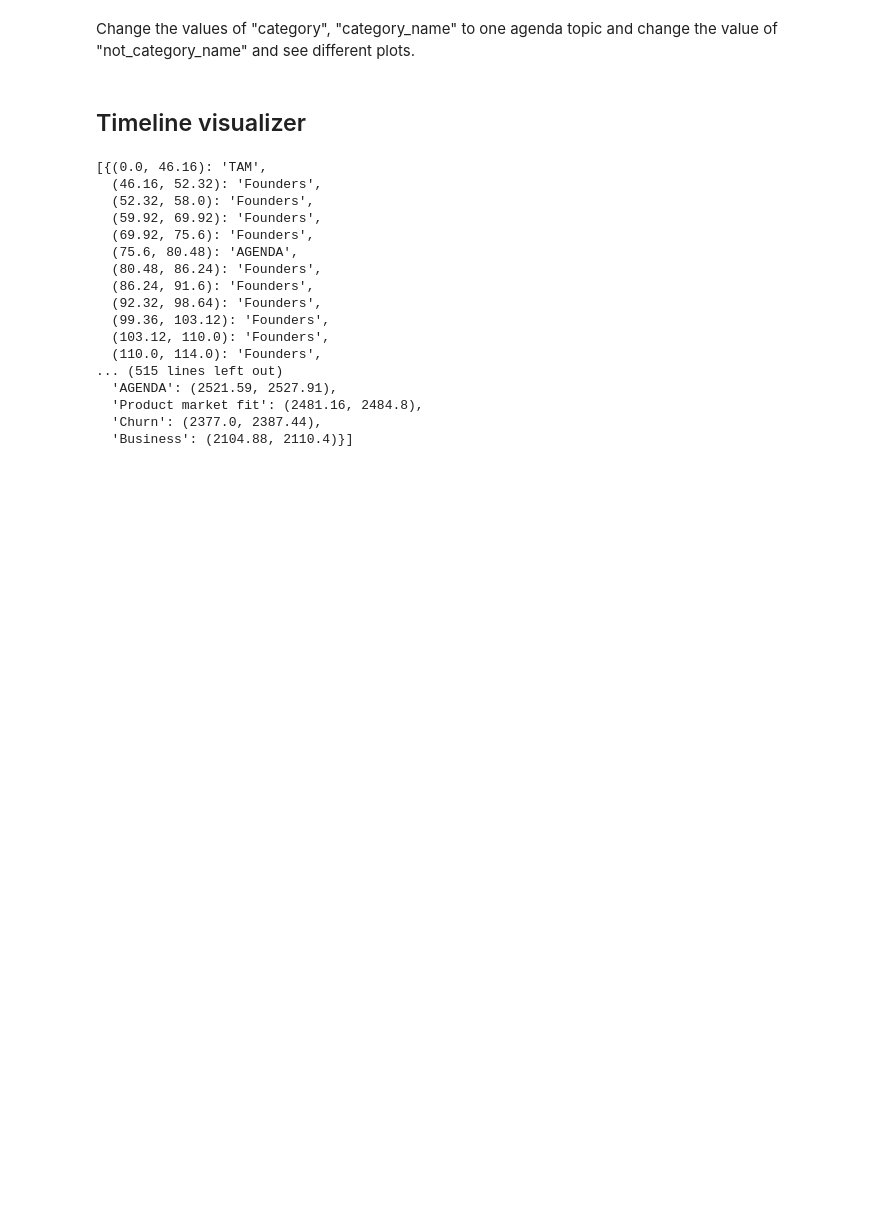
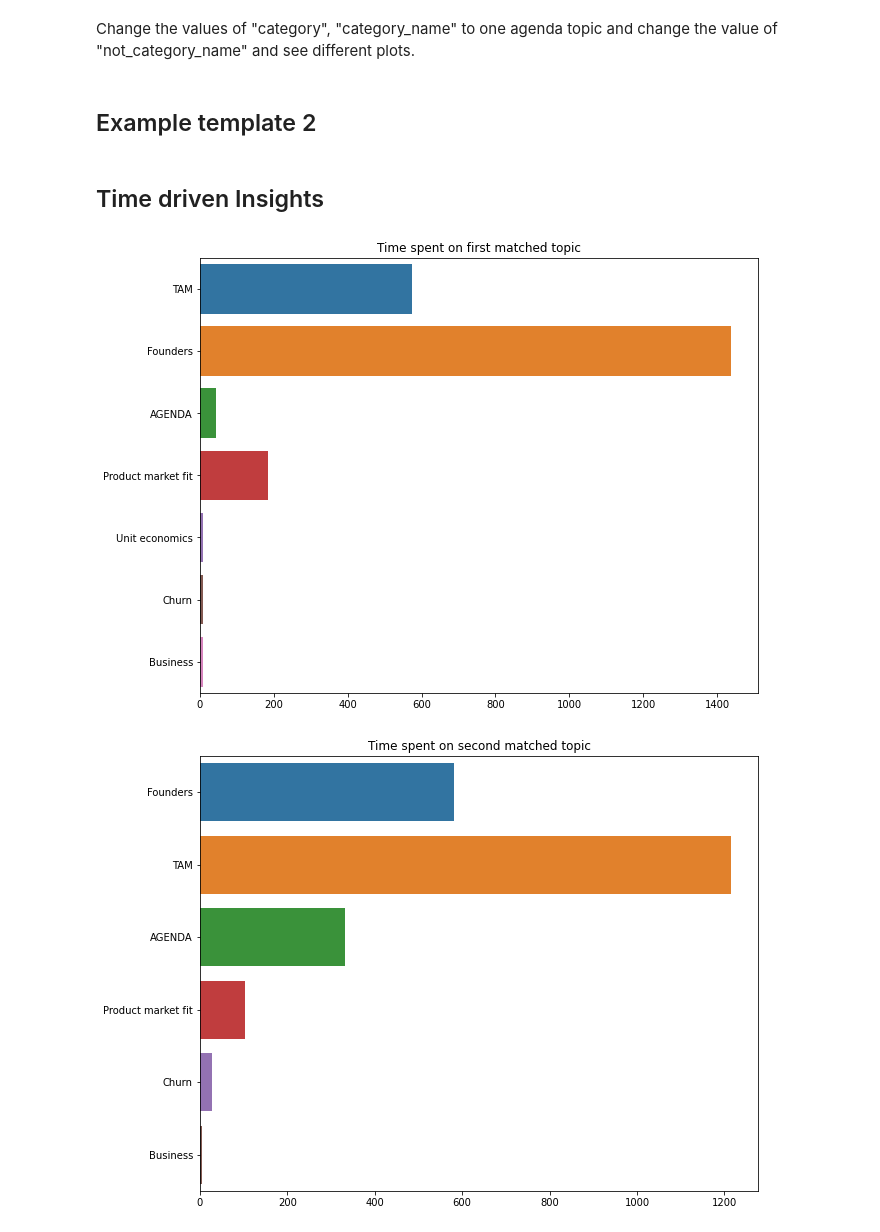
Before and after one commit to Monadical-SAS/reflector, a Jupyter notebook: Viz-experiments.ipynb, the cells around one changed output. Drawn from its saved outputs; the diff is of its cells as text; code cells hidden in the pictures; blank space fills up the shorter version.

```diff
--- a/Viz-experiments.ipynb
+++ b/Viz-experiments.ipynb
@@ -54,27 +73,36 @@ plot_topic_modelling_and_word_to_sentence_search(df,
                                                 cat_2_name="Churn")
 
 # once you are done, check the generated HTML file
-# %% [markdown]
-## Timeline visualizer
+# %% [markdown]
+## Example template 2
+# %% [markdown]
+## Time driven Insights
 # %%
 mappings = pickle.load(open("mappings.pkl", "rb"))
+timestamp_to_topic_first_match = mappings[0]
+timestamp_to_topic_second_match = mappings[1]
+topic_to_timestamp_first_match = mappings[2]
+topic_to_timestamp_second_match = mappings[3]
-# %%
-mappings
-# %% [output]
-[{(0.0, 46.16): 'TAM',
-  (46.16, 52.32): 'Founders',
-  (52.32, 58.0): 'Founders',
-  (59.92, 69.92): 'Founders',
-  (69.92, 75.6): 'Founders',
-  (75.6, 80.48): 'AGENDA',
-  (80.48, 86.24): 'Founders',
-  (86.24, 91.6): 'Founders',
-  (92.32, 98.64): 'Founders',
-  (99.36, 103.12): 'Founders',
-  (103.12, 110.0): 'Founders',
-  (110.0, 114.0): 'Founders',
-... (515 lines left out)
-  'AGENDA': (2521.59, 2527.91),
-  'Product market fit': (2481.16, 2484.8),
-  'Churn': (2377.0, 2387.44),
-  'Business': (2104.88, 2110.4)}]
+# %%
+import collections
+import seaborn as sns
+import matplotlib.pyplot as plt
+
+def plot_time_spent_for_topic(mapping, order):
+    topic_times = collections.defaultdict(int)
+    for key in mapping.keys():
+        duration = key[1] - key[0]
+        topic_times[mapping[key]] += duration
+
+    keys = list(topic_times.keys())
+    vals = [int(topic_times[k]) for k in keys]
+    plt.figure(figsize=(10,8))
+    sns.barplot(x=vals, y=keys).set(title='Time spent on ' + order +  ' matched topic')
+
+
+
+plot_time_spent_for_topic(timestamp_to_topic_first_match, "first")
+plot_time_spent_for_topic(timestamp_to_topic_second_match, "second")
+# %% [output]
+[figure, added]
+[figure, added]
```
Also changed, not shown: parts of 12 cells of this notebook, 2 other files.
